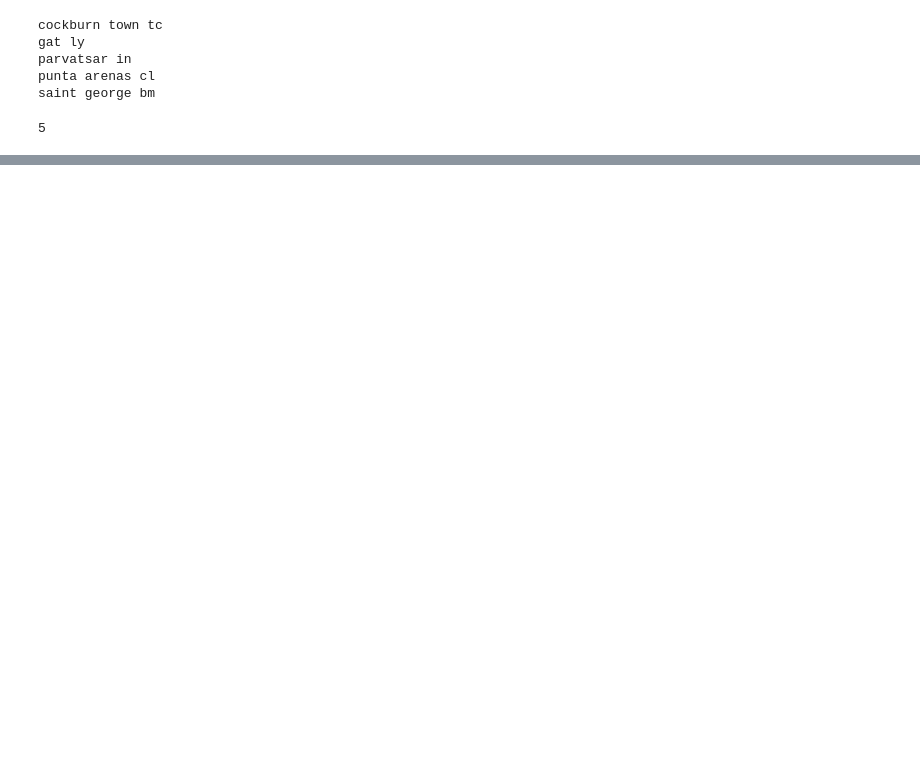
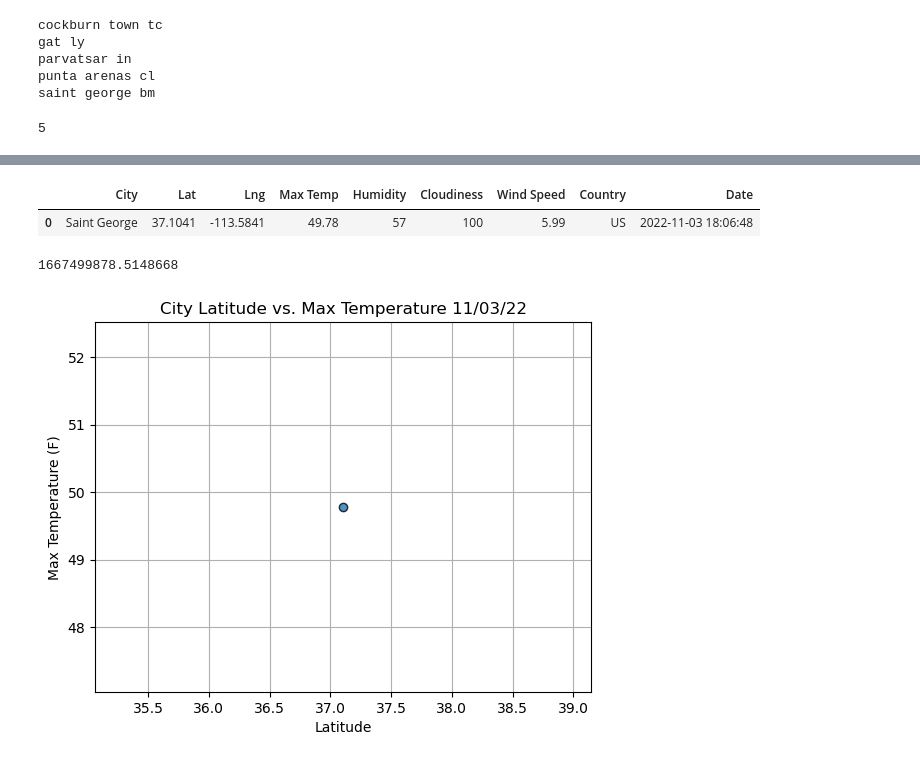
Before and after one commit to bibicortesb/World_Weather_Analysis, a Jupyter notebook: API_Practice.ipynb, the cells around one changed output, grey strips where cells are left out. Saved outputs shown, nothing was run; the diff lists cells and outputs as text; code cells hidden in the pictures; blank space fills up the shorter version.

Commit message:
Plots & begin callenge

```diff
--- a/API_Practice.ipynb
+++ b/API_Practice.ipynb
@@ -50,0 +254,12 @@ from datetime import datetime
+# %%
+# Loop through all the cities in our list.
+for i in range(len(cities)):
+
+    # Group cities in sets of 50 for logging purposes.
+    if (i % 50 == 0 and i >= 50):
+        set_count += 1
+        record_count = 1
+        time.sleep(60)
+
+    # Create endpoint URL with each city.
+    city_url = url + "&q=" + cities[i]
@@ -50,0 +328,7 @@ from datetime import datetime
+# %%
+# Convert the array of dictionaries to a Pandas DataFrame.
+city_data_df = pd.DataFrame(city_data)
+city_data_df.head()
+# %% [output]
+|  | City | Lat | Lng | Max Temp | Humidity | Cloudiness | Wind Speed | Country | Date |
+| 0 | Saint George | 37.1041 | -113.5841 | 49.78 | 57 | 100 | 5.99 | US | 2022-11-03 18:06:48 |
@@ -50,0 +340,38 @@ from datetime import datetime
+# %%
+# Extract relevant fields from the DataFrame for plotting.
+lats = city_data_df["Lat"]
+max_temps = city_data_df["Max Temp"]
+humidity = city_data_df["Humidity"]
+cloudiness = city_data_df["Cloudiness"]
+wind_speed = city_data_df["Wind Speed"]
+# %%
+# Import the time module.
+import time
+# Get today's date in seconds.
+today = time.time()
+today
+# %% [output]
+1667499878.5148668
+# %%
+# Import time module
+import time
+
+# Build the scatter plot for latitude vs. max temperature.
+plt.scatter(lats,
+            max_temps,
+            edgecolor="black", linewidths=1, marker="o",
+            alpha=0.8, label="Cities")
+
+# Incorporate the other graph properties.
+plt.title(f"City Latitude vs. Max Temperature "+ time.strftime("%x"))
+plt.ylabel("Max Temperature (F)")
+plt.xlabel("Latitude")
+plt.grid(True)
+
+# Save the figure.
+plt.savefig("weather_data/Fig1.png")
+
+# Show plot.
+plt.show()
+# %% [output]
+[figure, added]
```
Also changed, not shown: parts of 37 cells of this notebook, 8 other files.
